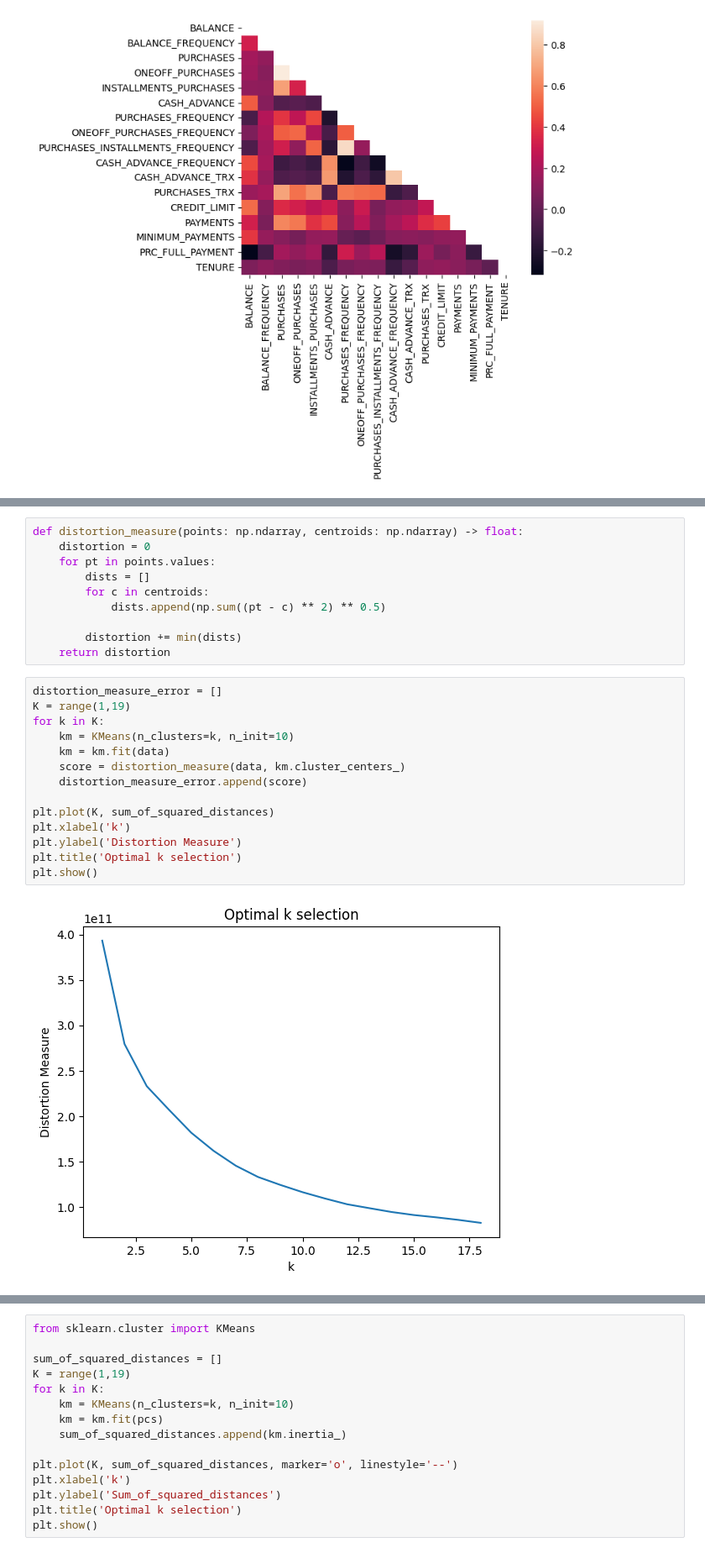
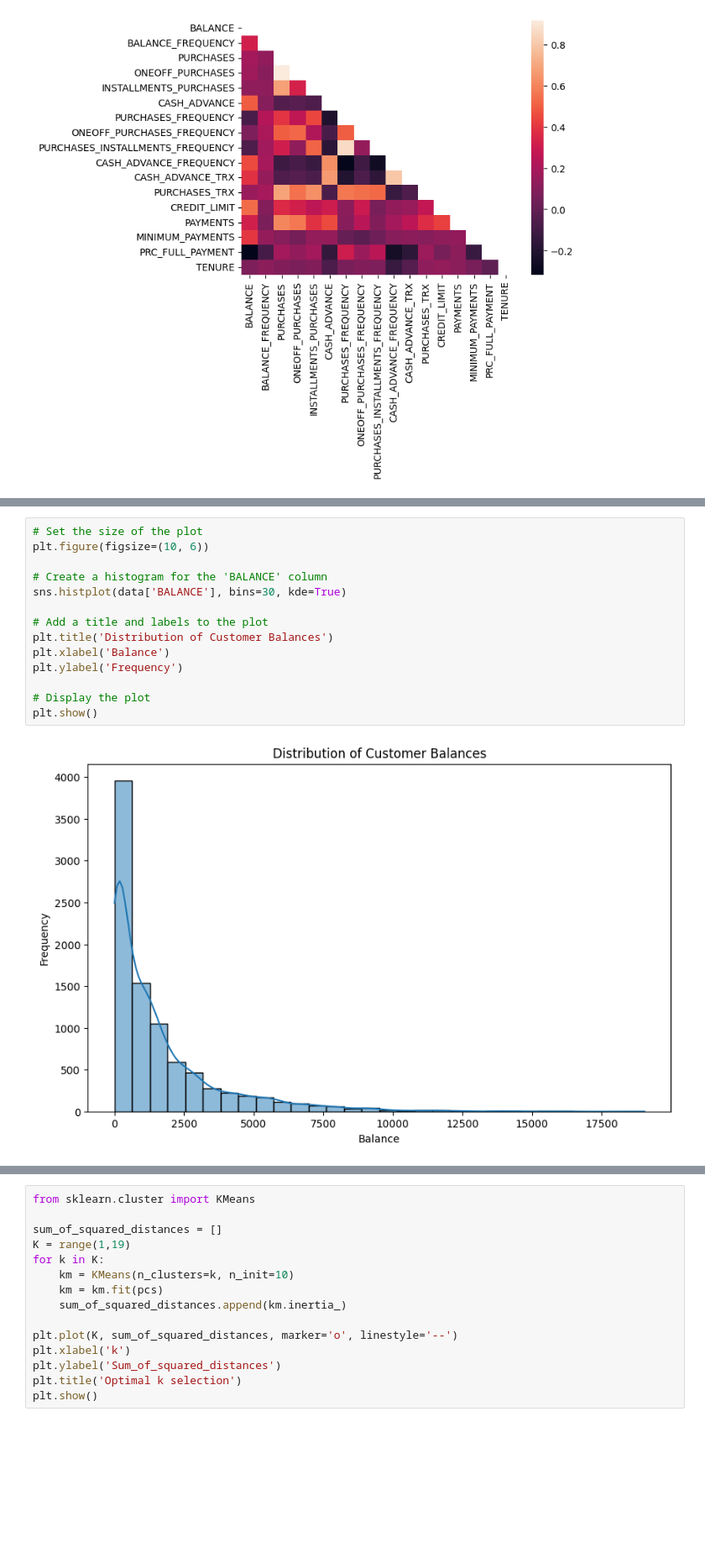
Before and after one commit to mtang24/card_clusters, a Jupyter notebook: Code_groupXXX.ipynb, the cells around one changed output, grey strips where cells are left out. Shown: that part at 84% size. Cells and saved outputs as stored; diff of their text form; blank space fills up the shorter version.

```diff
--- a/Code_groupXXX.ipynb
+++ b/Code_groupXXX.ipynb
@@ -137,26 +117,16 @@ plt.show()
-# %%
-def distortion_measure(points: np.ndarray, centroids: np.ndarray) -> float:
-    distortion = 0
-    for pt in points.values:
-        dists = []
-        for c in centroids:
-            dists.append(np.sum((pt - c) ** 2) ** 0.5)
-
-        distortion += min(dists)
-    return distortion
-# %%
-distortion_measure_error = []
-K = range(1,19)
-for k in K:
-    km = KMeans(n_clusters=k, n_init=10)
-    km = km.fit(data)
-    score = distortion_measure(data, km.cluster_centers_)
-    distortion_measure_error.append(score)
-
-plt.plot(K, sum_of_squared_distances)
-plt.xlabel('k')
-plt.ylabel('Distortion Measure')
-plt.title('Optimal k selection')
-plt.show()
-# %% [output]
-[figure, removed]
+# %%
+# Set the size of the plot
+plt.figure(figsize=(10, 6))
+
+# Create a histogram for the 'BALANCE' column
+sns.histplot(data['BALANCE'], bins=30, kde=True)
+
+# Add a title and labels to the plot
+plt.title('Distribution of Customer Balances')
+plt.xlabel('Balance')
+plt.ylabel('Frequency')
+
+# Display the plot
+plt.show()
+# %% [output]
+[figure, added]
```
Also changed, not shown: parts of 20 cells of this notebook.
